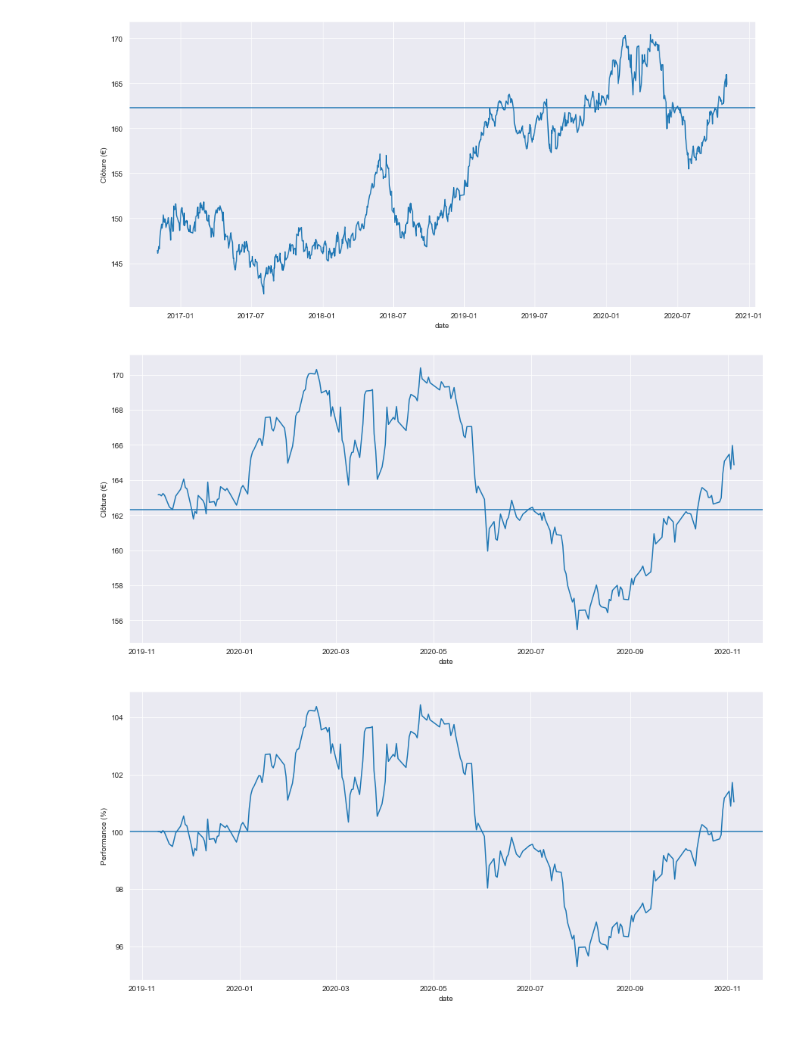
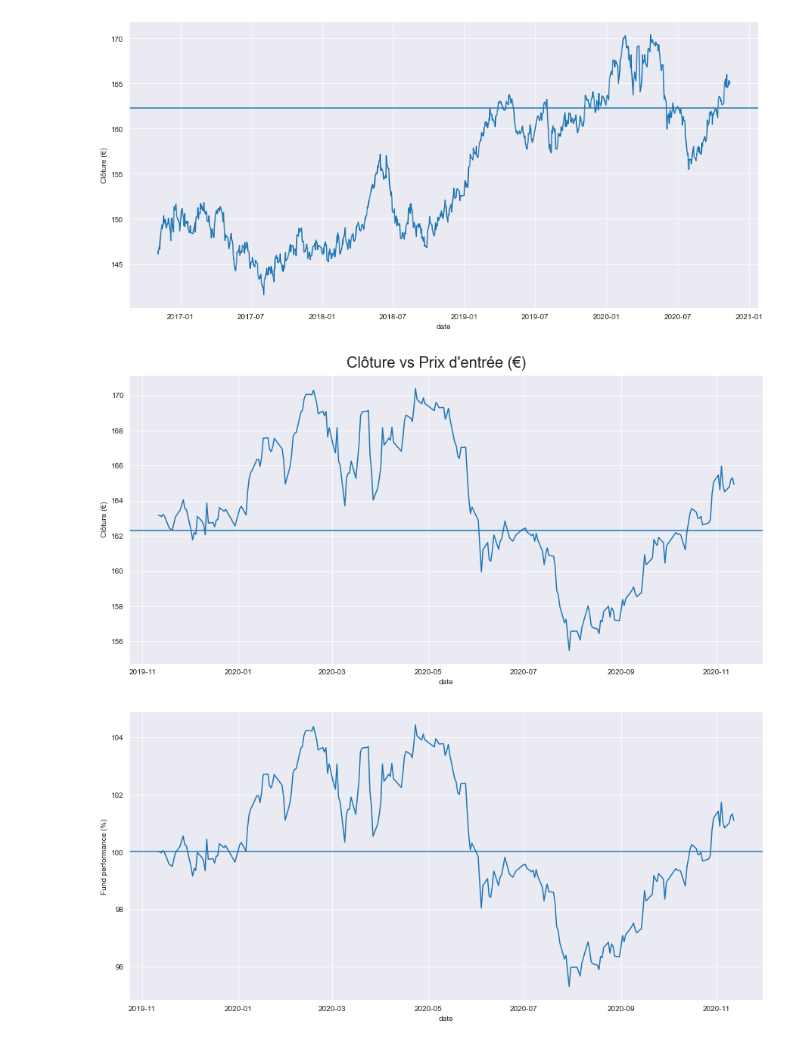
Before and after one commit to hubertdepsv/gavekalcapital_chinafixedincome_tracking, a Jupyter notebook: tracking.ipynb, the cells around one changed output. Saved outputs shown, nothing was run; the diff lists cells and outputs as text; code cells hidden in the pictures.

```diff
--- a/tracking.ipynb
+++ b/tracking.ipynb
@@ -9,8 +24,9 @@ pwd
 # %%
-col_names = ['date', 'ouv', 'haut', 'bas', 'clot', 'vol']
-gkcfi = pd.read_csv('GK\GAVEKALCHINAFIXEDINCOMEUCITSAEUR_2020-11-10.txt', sep='\t', header=0, parse_dates=True,
-                    dayfirst=True, index_col=0)
+# importing data
+
+gkcfi = pd.read_csv('GAVEKALCHINAFIXEDINCOMEUCITSAEUR_2020-11-17.txt',
+                    sep='\t', header=0, parse_dates=True, dayfirst=True, index_col=0)
 
 columns = gkcfi.columns
-gkcfi.head()
+gkcfi.head(), gkcfi.tail()
 # %% [output]
@@ -45,11 +68,12 @@ df_invested = gkcfi['2019-11-10':] # slide the df to start at the investment dat
 # %%
 sns.set_style('darkgrid')
 plt.figure(figsize=(15,7))
 graph = sns.lineplot(data=df_invested, x='date', y='clot')
 graph.axhline(162.32)
-plt.ylabel('Clôture (€)');
+plt.ylabel('Clôture (€)')
+plt.figtext(.5,.9,"Clôture vs Prix d'entrée (€)", fontsize=20, ha='center');
 # %% [output]
-[figure, old version]
+[figure, new version]
 # %%
 perf = 100 * df_invested['clot'] / df_invested['clot'][0]
 df_final = pd.concat([df_invested, perf], axis=1) # add a performance column w.r.t. the investment date
@@ -59,6 +83,6 @@ sns.set_style('darkgrid')
 plt.figure(figsize=(15,7))
 graph = sns.lineplot(data=df_final, x='date', y='perf')
 graph.axhline(100)
-plt.ylabel('Performance (%)'); # plot the performance
+plt.ylabel('Fund performance (%)'); # plot the performance
 # %% [output]
-[figure, old version]
+[figure, new version]
```
Also changed, not shown: parts of 27 cells of this notebook.
